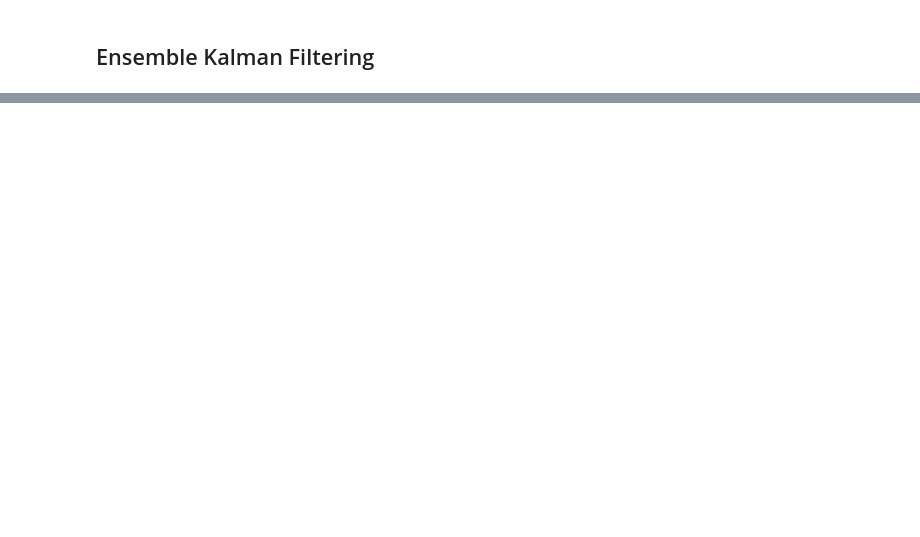
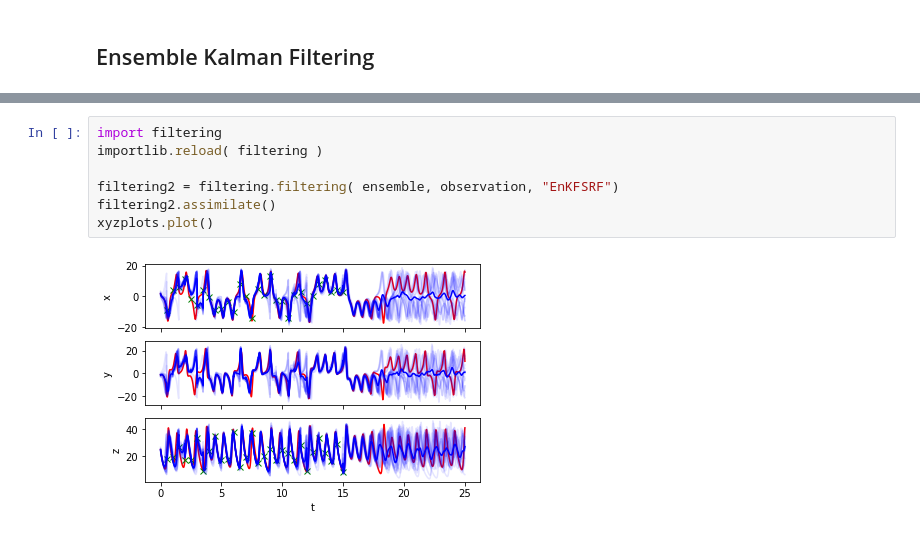
Before and after one commit to FlorianBeiser/Lorenz63, a Jupyter notebook: assimilation.ipynb, the cells around one changed output, grey strips where cells are left out. Drawn from its saved outputs; the diff is of its cells as text; blank space fills up the shorter version.

```diff
--- a/assimilation.ipynb
+++ b/assimilation.ipynb
@@ -85,0 +86,9 @@ xyzplots.plot()
+# %%
+import filtering
+importlib.reload( filtering )
+
+filtering2 = filtering.filtering( ensemble, observation, "EnKFSRF")
+filtering2.assimilate()
+xyzplots.plot()
+# %% [output]
+[figure, added]
```
Also changed, not shown: parts of 4 cells of this notebook, 4 other files.
